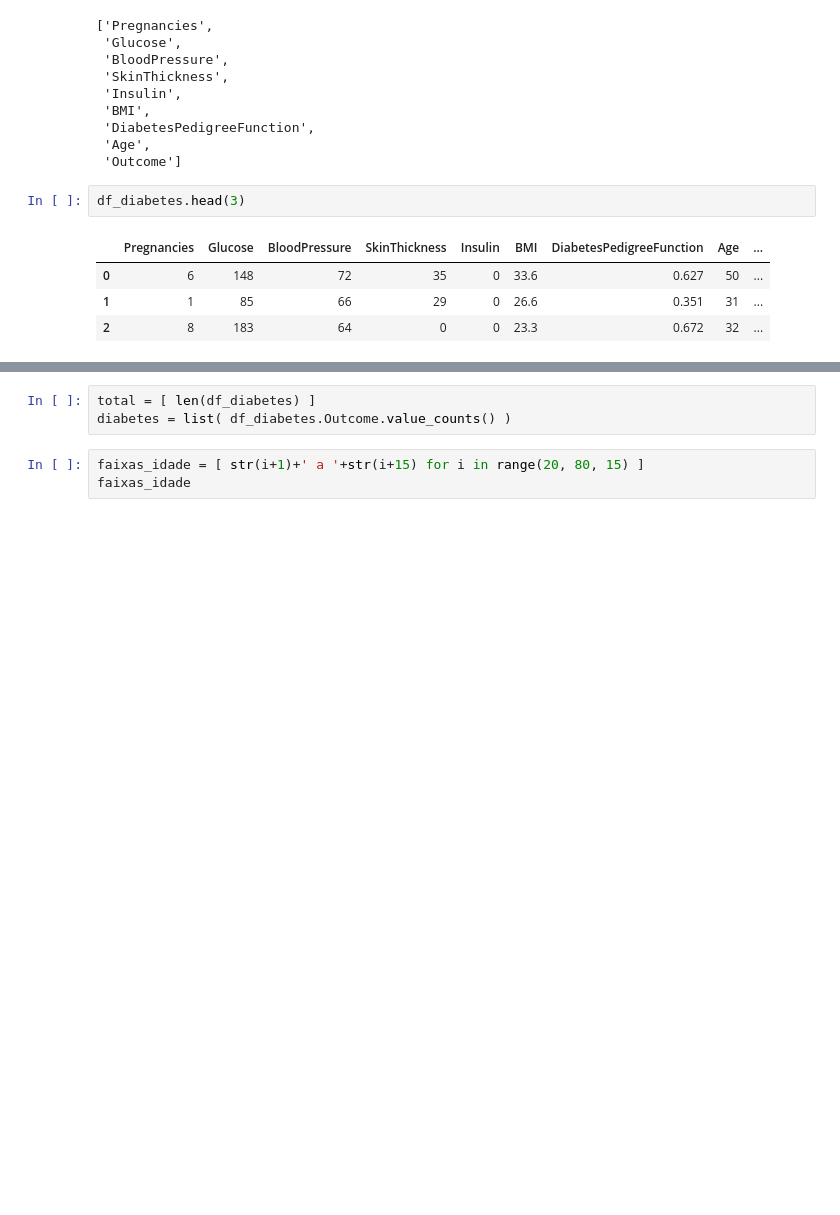
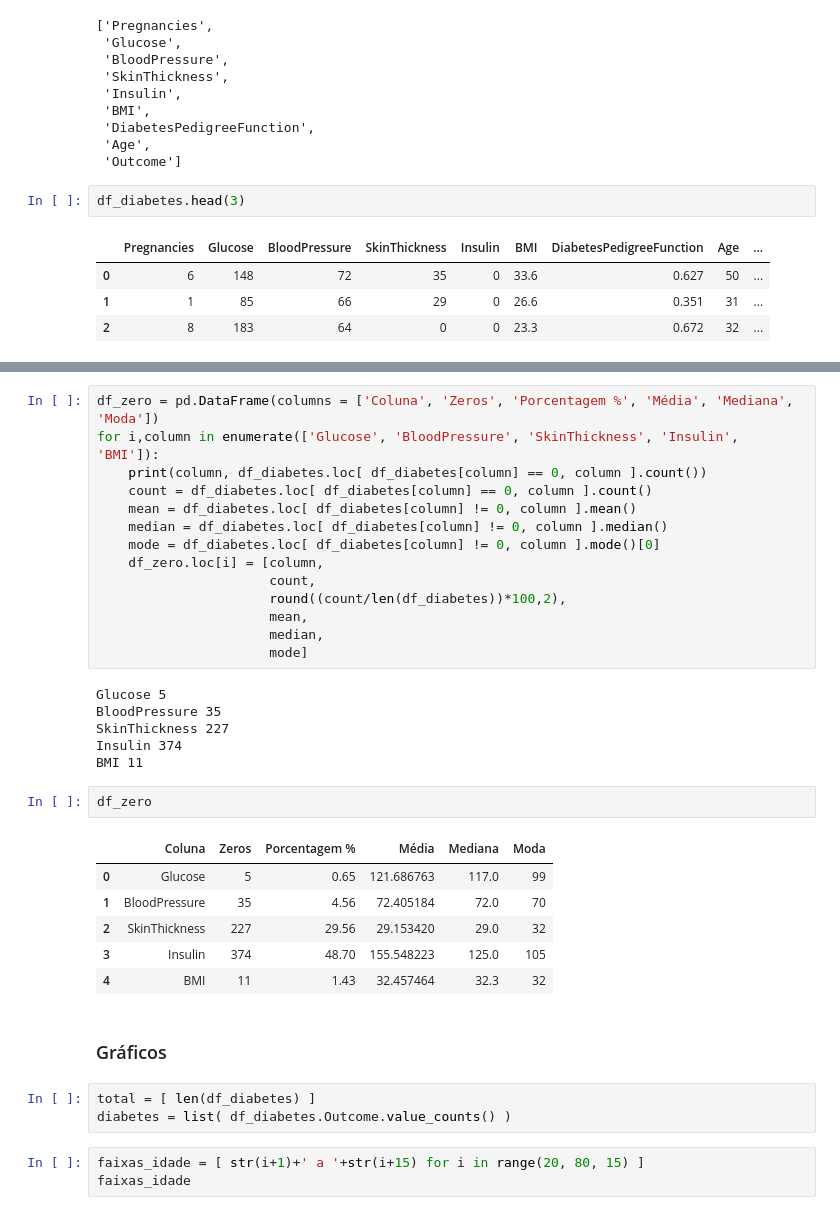
Before and after one commit to FlavioCorreia/tcc2, a Jupyter notebook: Testes Diabetes.ipynb, the cells around one changed output, grey strips where cells are left out. Cells and saved outputs as stored; diff of their text form; blank space fills up the shorter version.

```diff
--- a/Testes Diabetes.ipynb
+++ b/Testes Diabetes.ipynb
@@ -75,3 +142,34 @@ df_diabetes.describe()
+# %%
+df_zero = pd.DataFrame(columns = ['Coluna', 'Zeros', 'Porcentagem %', 'Média', 'Mediana', 'Moda'])
+for i,column in enumerate(['Glucose', 'BloodPressure', 'SkinThickness', 'Insulin', 'BMI']):
+    print(column, df_diabetes.loc[ df_diabetes[column] == 0, column ].count())
+    count = df_diabetes.loc[ df_diabetes[column] == 0, column ].count()
+    mean = df_diabetes.loc[ df_diabetes[column] != 0, column ].mean()
+    median = df_diabetes.loc[ df_diabetes[column] != 0, column ].median()
+    mode = df_diabetes.loc[ df_diabetes[column] != 0, column ].mode()[0]
+    df_zero.loc[i] = [column,
+                      count,
+                      round((count/len(df_diabetes))*100,2),
+                      mean,
+                      median,
+                      mode]
+# %% [output]
+Glucose 5
+BloodPressure 35
+SkinThickness 227
+Insulin 374
+BMI 11
+# %%
+df_zero
+# %% [output]
+|  | Coluna | Zeros | Porcentagem % | Média | Mediana | Moda |
+| 0 | Glucose | 5 | 0.65 | 121.686763 | 117.0 | 99 |
+| 1 | BloodPressure | 35 | 4.56 | 72.405184 | 72.0 | 70 |
+| 2 | SkinThickness | 227 | 29.56 | 29.153420 | 29.0 | 32 |
+| 3 | Insulin | 374 | 48.70 | 155.548223 | 125.0 | 105 |
+| 4 | BMI | 11 | 1.43 | 32.457464 | 32.3 | 32 |
+# %% [markdown]
+### Gráficos
 # %%
 total = [ len(df_diabetes) ]
 diabetes = list( df_diabetes.Outcome.value_counts() )
```
Also changed, not shown: parts of 29 cells of this notebook, 29 other files.
